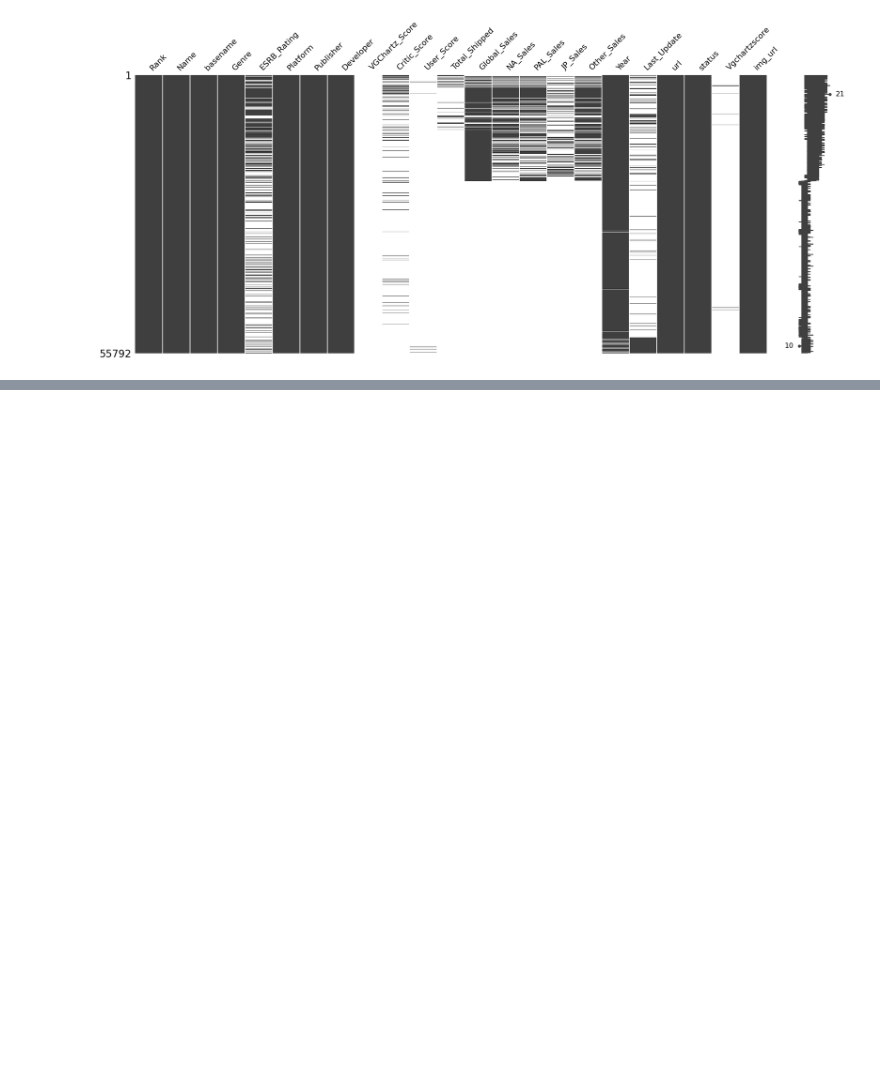
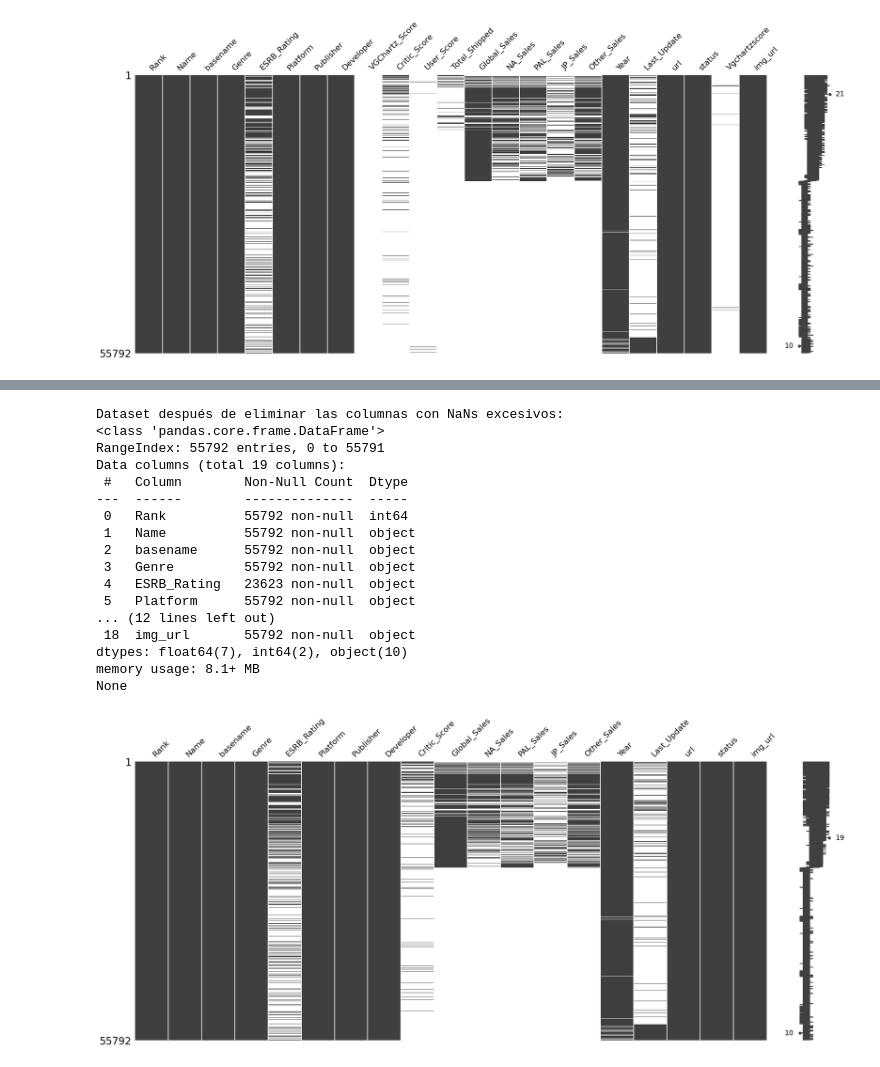
Before and after one commit to NIU1681519/CasKaggleVideogameSales2019, a Jupyter notebook: videoGameSales2019.ipynb, the cells around one changed output, grey strips where cells are left out. Drawn from its saved outputs; the diff is of its cells as text; code cells hidden in the pictures; blank space fills up the shorter version.

```diff
--- a/videoGameSales2019.ipynb
+++ b/videoGameSales2019.ipynb
@@ -28,8 +28,8 @@ from sklearn.preprocessing import MinMaxScaler
 # %% [markdown]
 ### 1. EDA (exploratory data analysis)
 # %%
-dataset = pd.read_csv("datasetVideogame/vgsales-12-4-2019.csv")
-dataset.head(20)
+dataset_original = pd.read_csv("datasetVideogame/vgsales-12-4-2019.csv")
+dataset_original.head(20)
 # %% [output]
 |  | Rank | Name | basename | Genre | ESRB_Rating | Platform | Publisher | Developer | VGChartz_Score | ... |
 | 0 | 1 | Wii Sports | wii-sports | Sports | E | Wii | Nintendo | Nintendo EAD | NaN | ... |
@@ -169,0 +177,28 @@ plt.show()
+# %%
+# Drop de les columnes que tenen un nombre exagerar de nans i no son gaire tractables
+dataset_droped = dataset_original.drop(['VGChartz_Score', 'Vgchartzscore', 'User_Score', 'Total_Shipped'], axis=1)
+
+print("Dataset después de eliminar las columnas con NaNs excesivos:")
+print(dataset_droped.info())
+
+msno.matrix(dataset_droped)
+plt.show()
+# %% [output]
+Dataset después de eliminar las columnas con NaNs excesivos:
+<class 'pandas.core.frame.DataFrame'>
+RangeIndex: 55792 entries, 0 to 55791
+Data columns (total 19 columns):
+ #   Column        Non-Null Count  Dtype
+---  ------        --------------  -----
+ 0   Rank          55792 non-null  int64
+ 1   Name          55792 non-null  object
+ 2   basename      55792 non-null  object
+ 3   Genre         55792 non-null  object
+ 4   ESRB_Rating   23623 non-null  object
+ 5   Platform      55792 non-null  object
+... (12 lines left out)
+ 18  img_url       55792 non-null  object
+dtypes: float64(7), int64(2), object(10)
+memory usage: 8.1+ MB
+None
+[figure, added]
```
Also changed, not shown: parts of 5 cells of this notebook.
